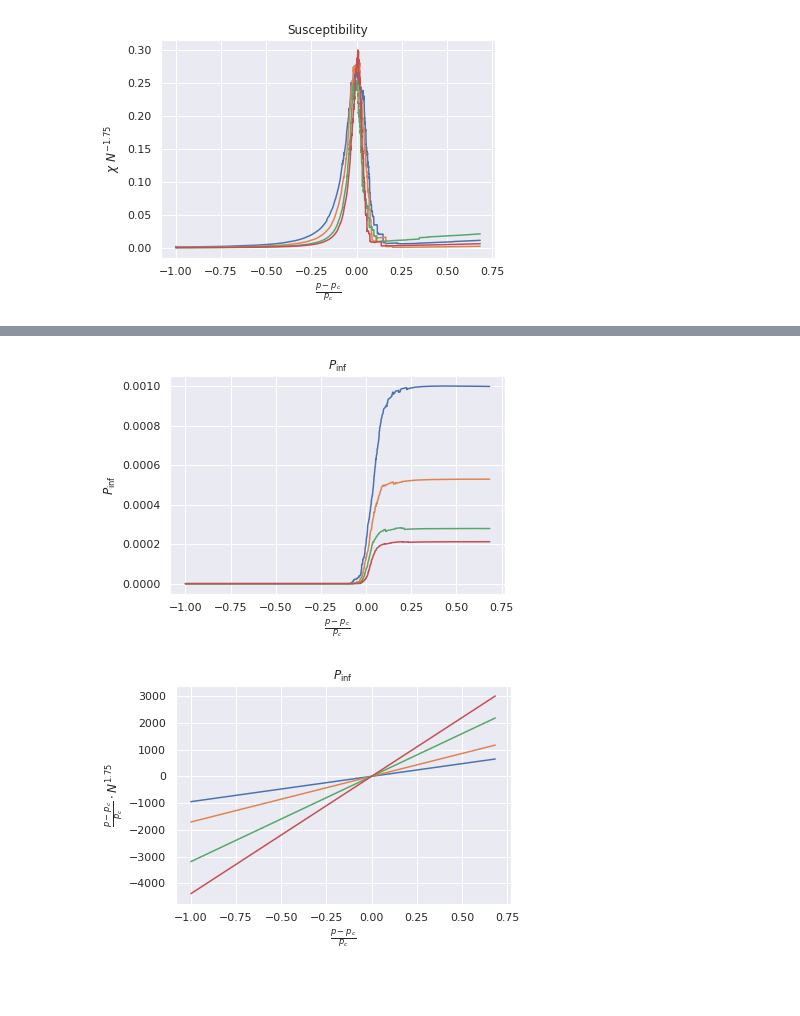
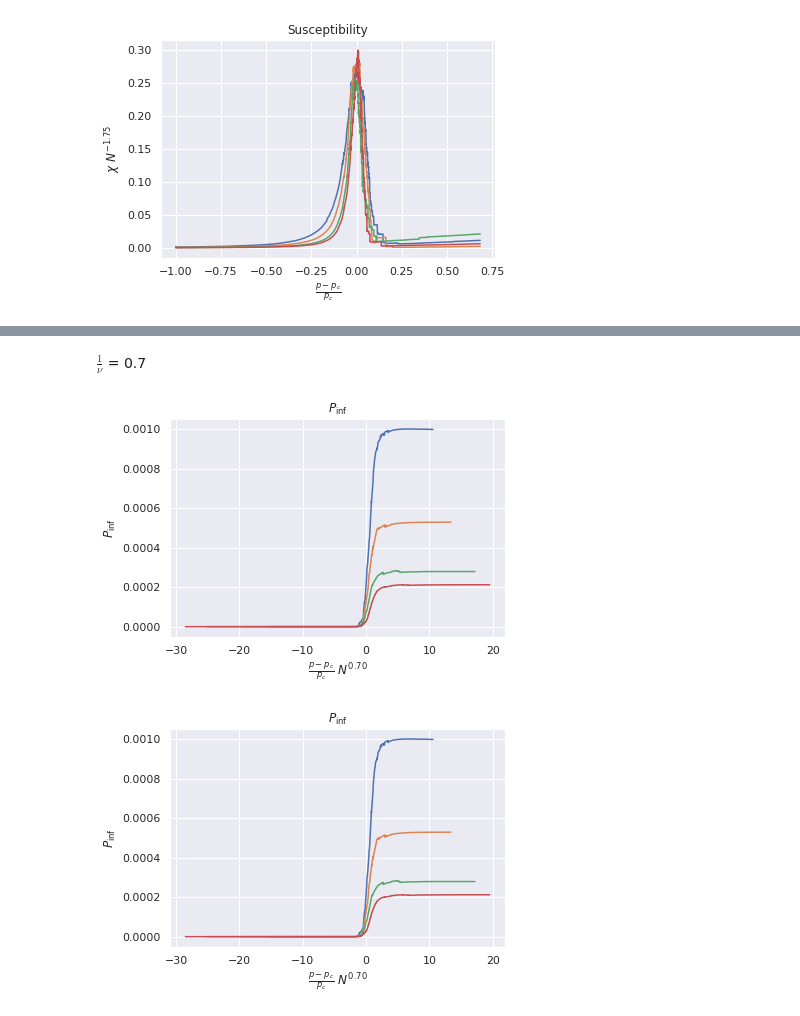
Before and after one commit to nahumsa/Micro_Percolation, a Jupyter notebook: Finite_Scalling/Finite_Size_Scalling.ipynb, the cells around one changed output, grey strips where cells are left out. Cells and saved outputs as stored; diff of their text form; code cells hidden in the pictures; blank space fills up the shorter version.

```diff
--- a/Finite_Scalling/Finite_Size_Scalling.ipynb
+++ b/Finite_Scalling/Finite_Size_Scalling.ipynb
@@ -341,3 +341,12 @@ plt.ylabel(r'$\chi \ N^{-%.2f}$'%v)
 plt.show()
 # %% [output]
 [figure]
+# %%
+v_ = .7
+N_exp_x = (N**(v_))
+for i in range(len(x22_N)):
+    sns.lineplot(p_new[i]*N_exp_x[i], x22_N[i])
+plt.title('Susceptibility')
+plt.xlabel(r'$\frac{p - p_c}{p_c} \ N^{%.2f}$'%v_)
+plt.ylabel(r'$\chi \ N^{-%.2f}$'%v)
+plt.show()
@@ -344,3 +355,5 @@ plt.show()
+# %% [markdown]
+$\frac{1}{\nu}$ = 0.7
 # %%
 P_inf_N = []
 P_inf_r = []
@@ -351,20 +364,21 @@ for j in range(len(P_inf_data)):
     P_inf_N.append(P_inf_r)
 # %%
 for i in range(len(P_inf_data)):
-    sns.lineplot(p_new[i], P_inf_N[i])
+    sns.lineplot(p_new[i]*N_exp_x[i], P_inf_N[i])
 plt.title(r'$P_{\inf}$')
-plt.xlabel(r'$\frac{p - p_c}{p_c}$')
+plt.xlabel(r'$\frac{p - p_c}{p_c} \ N^{%.2f}$'%v_)
 plt.ylabel(r'$P_{\inf}$')
 plt.show()
 # %% [output]
-[figure, old version]
+[figure, new version]
 # %%
-N_exp_p = (N**(popt[0]))
+b = .5
+N_exp_y = (N**(-b))
 for i in range(len(P_inf_data)):
-    sns.lineplot(p_new[i], p_new[i]*N_exp_p[i])
+    sns.lineplot(p_new[i]*N_exp_x[i], P_inf_N[i])
 plt.title(r'$P_{\inf}$')
-plt.xlabel(r'$\frac{p - p_c}{p_c}$')
-plt.ylabel(r'$\frac{p - p_c}{p_c} \cdot N^{%.2f}$'%v)
+plt.xlabel(r'$\frac{p - p_c}{p_c} \ N^{%.2f}$'%v_)
+plt.ylabel(r'$P_{\inf}$')
 plt.show()
 # %% [output]
-[figure, old version]
+[figure, new version]
```
Also changed, not shown: parts of 5 cells of this notebook.
